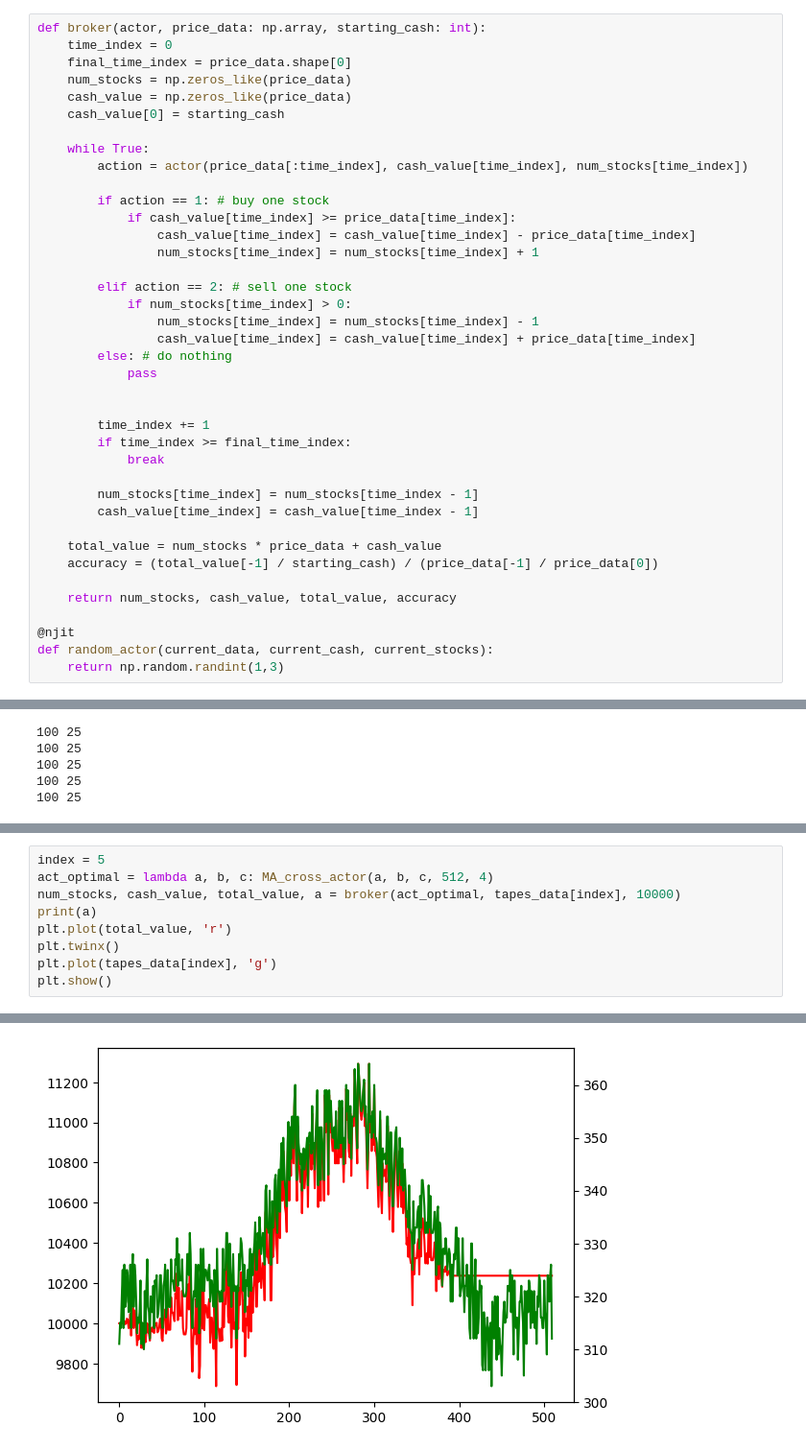
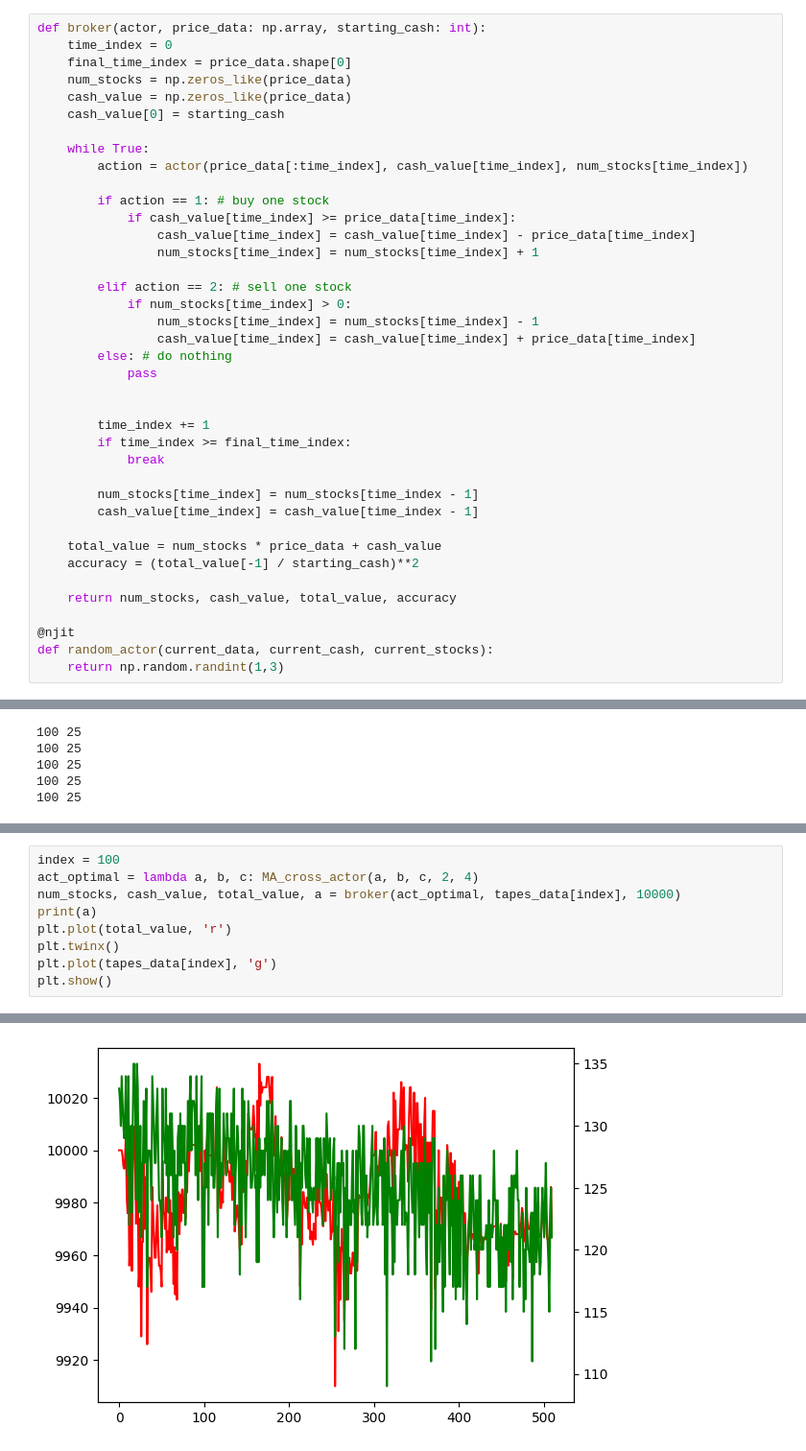
Before and after one commit to UoB-DSMP-2023-24/dsmp-2024-group-19, a Jupyter notebook: Trading/level1Broker_CV.ipynb, the cells around one changed output, grey strips where cells are left out. Shown: that part at 96% size. Cells and saved outputs as stored; diff of their text form.

```diff
--- a/Trading/level1Broker_CV.ipynb
+++ b/Trading/level1Broker_CV.ipynb
@@ -75,7 +75,7 @@ def broker(actor, price_data: np.array, starting_cash: int):
         cash_value[time_index] = cash_value[time_index - 1]
 
     total_value = num_stocks * price_data + cash_value
-    accuracy = (total_value[-1] / starting_cash) / (price_data[-1] / price_data[0])
+    accuracy = (total_value[-1] / starting_cash)**2
 
     return num_stocks, cash_value, total_value, accuracy
 
@@ -274,6 +274,6 @@ Optimal Window 2: 4
 # %%
-index = 5
-act_optimal = lambda a, b, c: MA_cross_actor(a, b, c, 512, 4)
+index = 100
+act_optimal = lambda a, b, c: MA_cross_actor(a, b, c, 2, 4)
 num_stocks, cash_value, total_value, a = broker(act_optimal, tapes_data[index], 10000)
 print(a)
 plt.plot(total_value, 'r')
@@ -285 +285 @@ plt.show()
-[figure, old version]
+[figure, new version]
```
Also changed, not shown: parts of 4 cells of this notebook.
